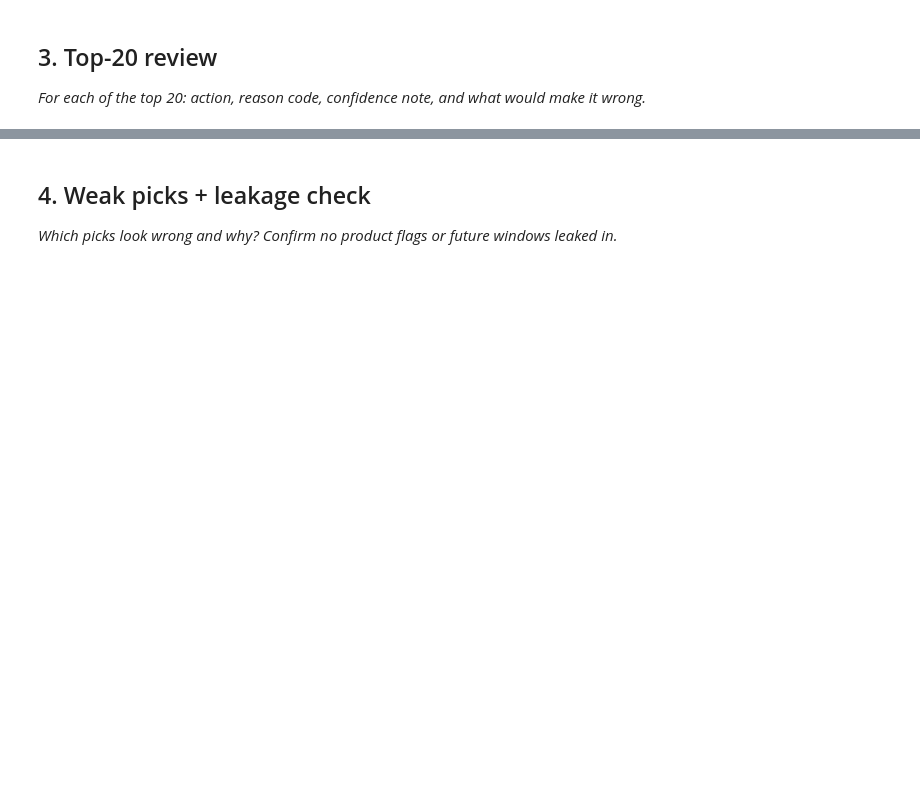
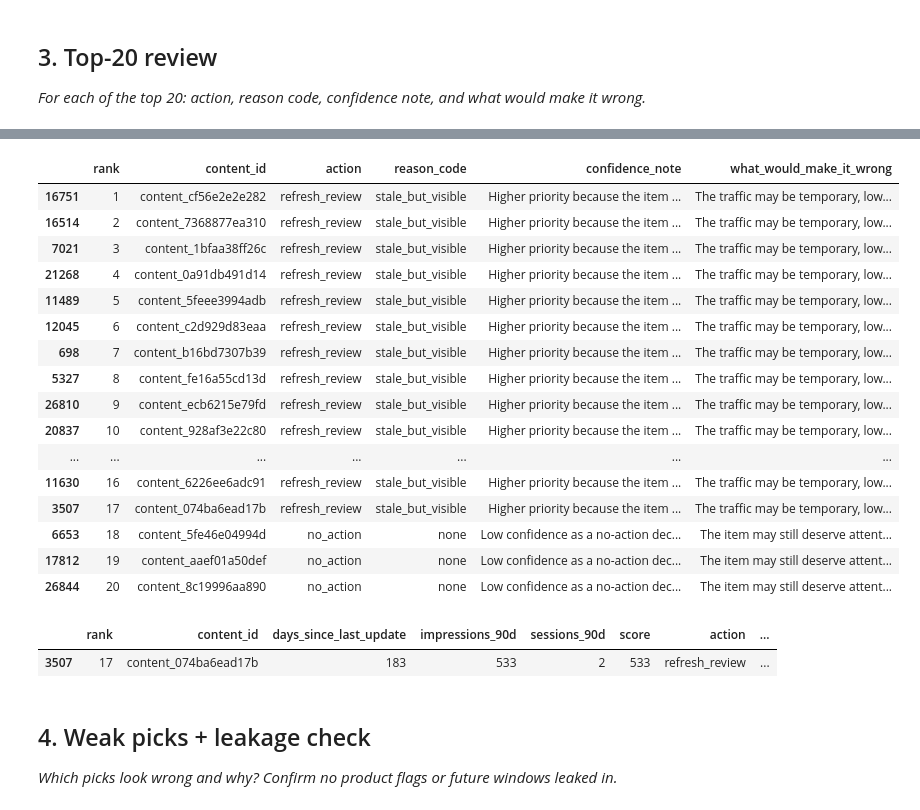
Before and after one commit to Nikita-Sudarshan/flyrank-ml-starter, a Jupyter notebook: work/notebooks/w04_baseline_score.ipynb, the cells around one changed output, grey strips where cells are left out. Drawn from its saved outputs; the diff is of its cells as text; code cells hidden in the pictures; blank space fills up the shorter version.

```diff
--- a/work/notebooks/w04_baseline_score.ipynb
+++ b/work/notebooks/w04_baseline_score.ipynb
@@ -84,0 +172,54 @@ Output directory ready: True
+# %%
+top20_review = top20.copy()
+
+top20_review["confidence_note"] = ""
+top20_review["what_would_make_it_wrong"] = ""
+
+top20_review.loc[
+    top20_review["action"] == "refresh_review",
+    "confidence_note"
+] = "Higher priority because the item is very stale and still has measurable visibility."
+
+top20_review.loc[
+    top20_review["action"] == "refresh_review",
+    "what_would_make_it_wrong"
+] = "The traffic may be temporary, low-quality, or unrelated to content freshness; updating may not improve performance."
+
+top20_review.loc[
+    top20_review["action"] == "no_action",
+    "confidence_note"
+] = "Low confidence as a no-action decision because the rule gives zero score."
+
+top20_review.loc[
+    top20_review["action"] == "no_action",
+    "what_would_make_it_wrong"
+] = "The item may still deserve attention for reasons not captured by this simple staleness-and-visibility rule."
+
+top20_review[
+    [
+        "rank",
+        "content_id",
+        "action",
+        "reason_code",
+        "confidence_note",
+        "what_would_make_it_wrong"
+    ]
+]
+# %% [output]
+|  | rank | content_id | action | reason_code | confidence_note | what_would_make_it_wrong |
+| 16751 | 1 | content_cf56e2e2e282 | refresh_review | stale_but_visible | Higher priority because the item ... | The traffic may be temporary, low... |
+| 16514 | 2 | content_7368877ea310 | refresh_review | stale_but_visible | Higher priority because the item ... | The traffic may be temporary, low... |
+| 7021 | 3 | content_1bfaa38ff26c | refresh_review | stale_but_visible | Higher priority because the item ... | The traffic may be temporary, low... |
+| 21268 | 4 | content_0a91db491d14 | refresh_review | stale_but_visible | Higher priority because the item ... | The traffic may be temporary, low... |
+| 11489 | 5 | content_5feee3994adb | refresh_review | stale_but_visible | Higher priority because the item ... | The traffic may be temporary, low... |
+| 12045 | 6 | content_c2d929d83eaa | refresh_review | stale_but_visible | Higher priority because the item ... | The traffic may be temporary, low... |
+| 698 | 7 | content_b16bd7307b39 | refresh_review | stale_but_visible | Higher priority because the item ... | The traffic may be temporary, low... |
+| 5327 | 8 | content_fe16a55cd13d | refresh_review | stale_but_visible | Higher priority because the item ... | The traffic may be temporary, low... |
+| 26810 | 9 | content_ecb6215e79fd | refresh_review | stale_but_visible | Higher priority because the item ... | The traffic may be temporary, low... |
+| 20837 | 10 | content_928af3e22c80 | refresh_review | stale_but_visible | Higher priority because the item ... | The traffic may be temporary, low... |
+| ... | ... | ... | ... | ... | ... | ... |
+| 11630 | 16 | content_6226ee6adc91 | refresh_review | stale_but_visible | Higher priority because the item ... | The traffic may be temporary, low... |
+| 3507 | 17 | content_074ba6ead17b | refresh_review | stale_but_visible | Higher priority because the item ... | The traffic may be temporary, low... |
+| 6653 | 18 | content_5fe46e04994d | no_action | none | Low confidence as a no-action dec... | The item may still deserve attent... |
+| 17812 | 19 | content_aaef01a50def | no_action | none | Low confidence as a no-action dec... | The item may still deserve attent... |
+| 26844 | 20 | content_8c19996aa890 | no_action | none | Low confidence as a no-action dec... | The item may still deserve attent... |
@@ -85,3 +236,20 @@ Output directory ready: True
+# %%
+ranked.loc[
+    ranked["rank"] == 17,
+    [
+        "rank",
+        "content_id",
+        "days_since_last_update",
+        "impressions_90d",
+        "sessions_90d",
+        "score",
+        "action",
+        "reason_code"
+    ]
+]
+# %% [output]
+|  | rank | content_id | days_since_last_update | impressions_90d | sessions_90d | score | action | ... |
+| 3507 | 17 | content_074ba6ead17b | 183 | 533 | 2 | 533 | refresh_review | ... |
 # %% [markdown]
 ## 4. Weak picks + leakage check
 
```
Also changed, not shown: parts of 9 cells of this notebook.
